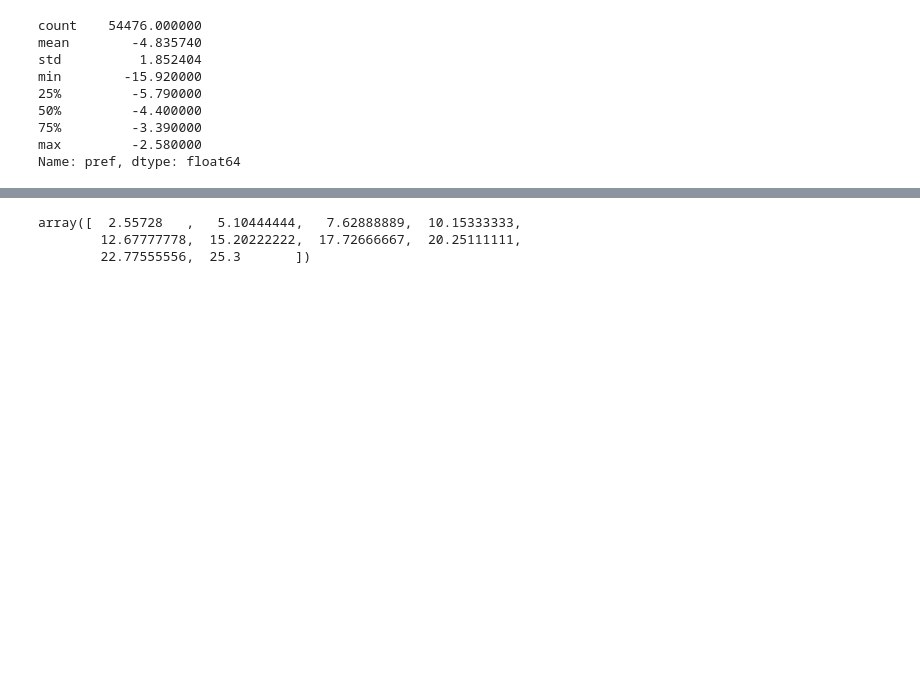
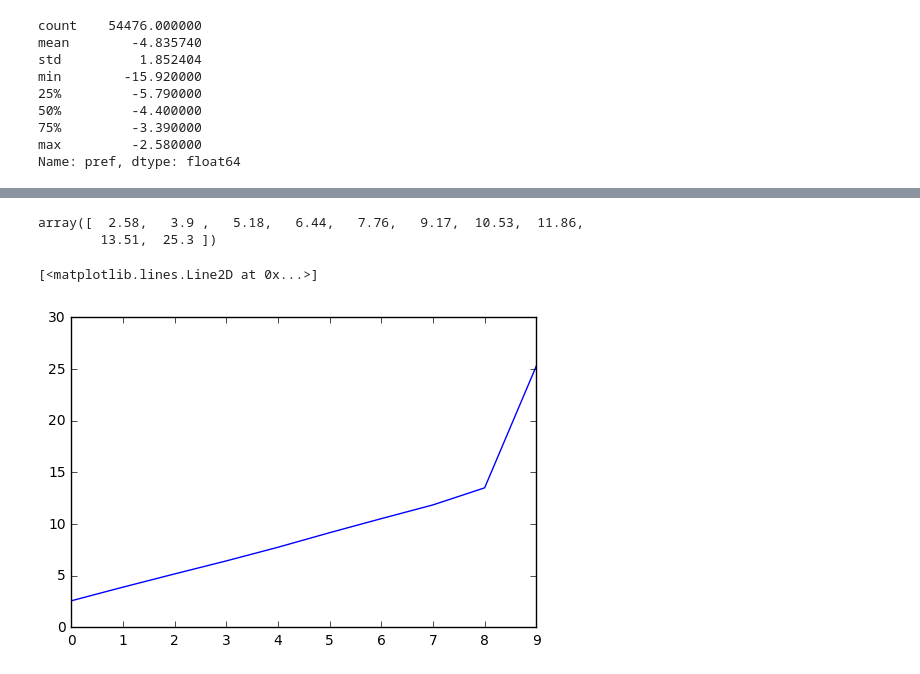
Before and after one commit to dleehr/svr-model-validation, a Jupyter notebook: Preferences binning.ipynb, the cells around one changed output, grey strips where cells are left out. Cells and saved outputs as stored; diff of their text form; code cells hidden in the pictures; blank space fills up the shorter version.

Commit message:
Use qcut instead of cut

```diff
--- a/Preferences binning.ipynb
+++ b/Preferences binning.ipynb
@@ -59,8 +58,7 @@ array([-17.25466   , -15.61111111, -13.98222222, -12.35333333,
 # %%
-pos_bins = pandas.cut(prefs[prefs > 0], bins=9, retbins=True)[1]
+pos_bins = pandas.qcut(prefs[prefs > 0], 9, retbins=True)[1]
 # %%
 pos_bins
 # %% [output]
-array([  2.55728   ,   5.10444444,   7.62888889,  10.15333333,
-        12.67777778,  15.20222222,  17.72666667,  20.25111111,
-        22.77555556,  25.3       ])
+array([  2.58,   3.9 ,   5.18,   6.44,   7.76,   9.17,  10.53,  11.86,
+        13.51,  25.3 ])
@@ -66,0 +67,5 @@ array([  2.55728   ,   5.10444444,   7.62888889,  10.15333333,
+# %%
+plot(pos_bins)
+# %% [output]
+[<matplotlib.lines.Line2D at 0x...>]
+[figure, added]
```
Also changed, not shown: parts of 4 cells of this notebook.
